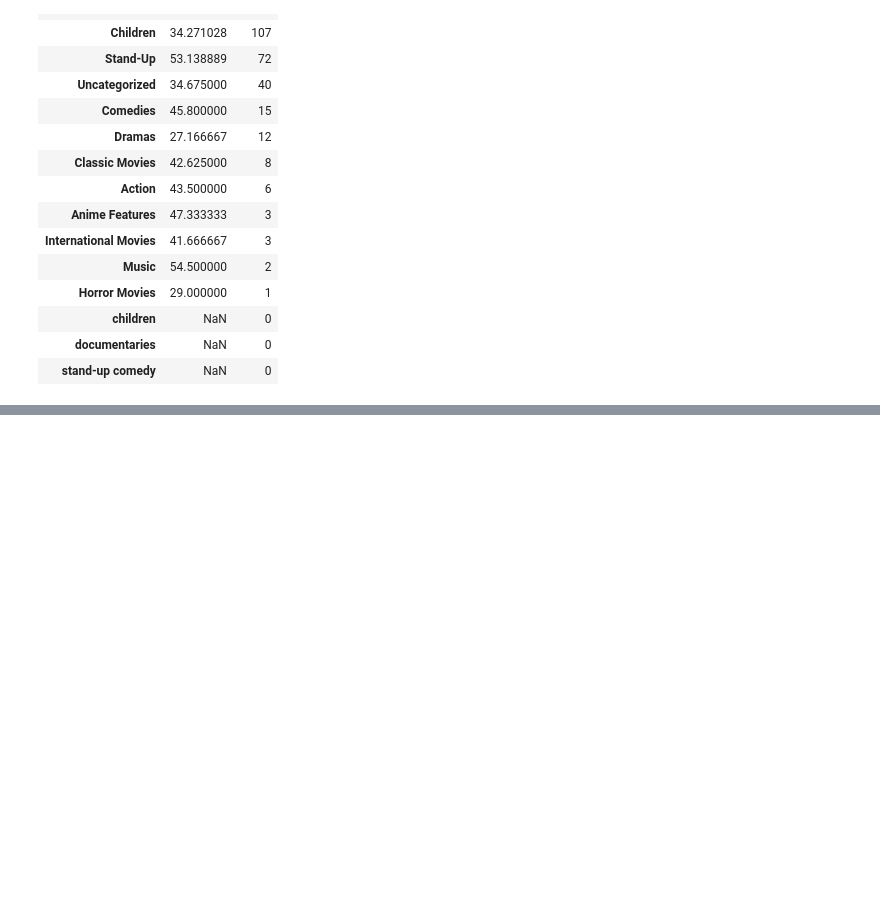
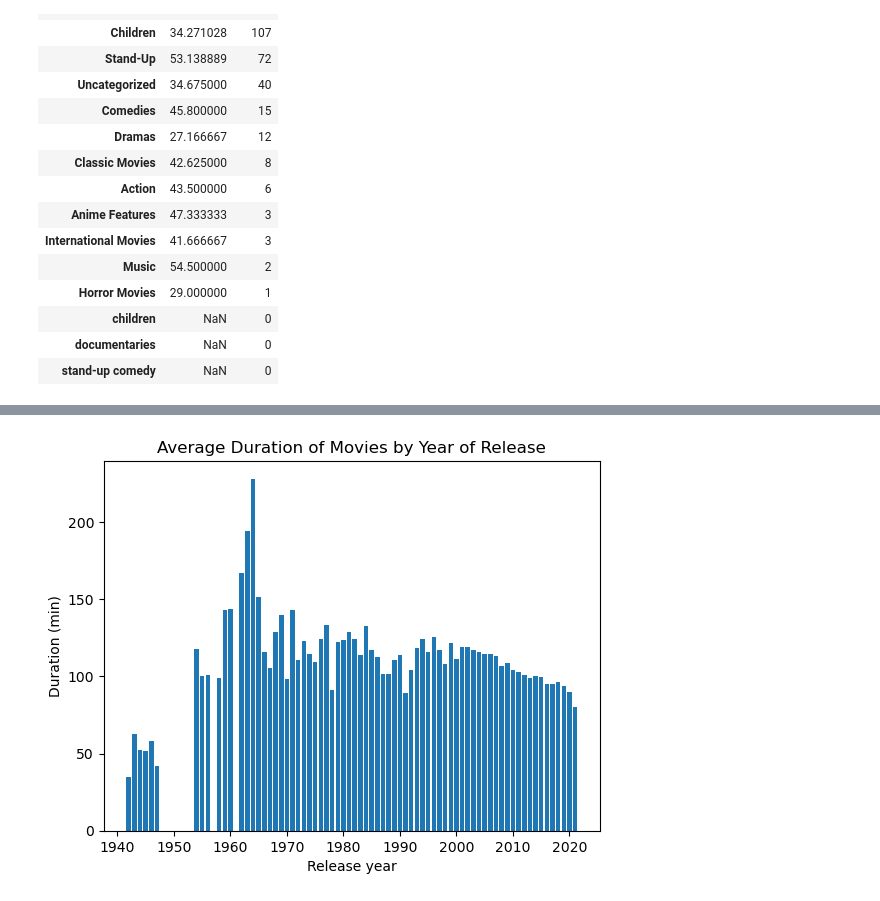
Before and after one commit to NicoapBol/Data-Analytics-Projects, a Jupyter notebook: 002. Netflix Movies/notebook.ipynb, the cells around one changed output, grey strips where cells are left out. Drawn from its saved outputs; the diff is of its cells as text; code cells hidden in the pictures; blank space fills up the shorter version.

```diff
--- a/002. Netflix Movies/notebook.ipynb
+++ b/002. Netflix Movies/notebook.ipynb
@@ -157,0 +184,4 @@ genre_mean.head(15)
+# %%
+#make a calculate table of netflix_movies to find the average duration of movies by year
+duration_by_year = netflix_movies.groupby('release_year')['duration'].mean()
+duration_by_year.head(100)
@@ -157,0 +202,10 @@ genre_mean.head(15)
+# %%
+#plot in a bar chart the average duration of movies by year
+fig = plt.figure()
+plt.bar(duration_by_year.index, duration_by_year)
+plt.xlabel('Release year')
+plt.ylabel('Duration (min)')
+plt.title('Average Duration of Movies by Year of Release')
+plt.show()
+# %% [output]
+[figure, added]
```
Also changed, not shown: parts of 7 cells of this notebook.
